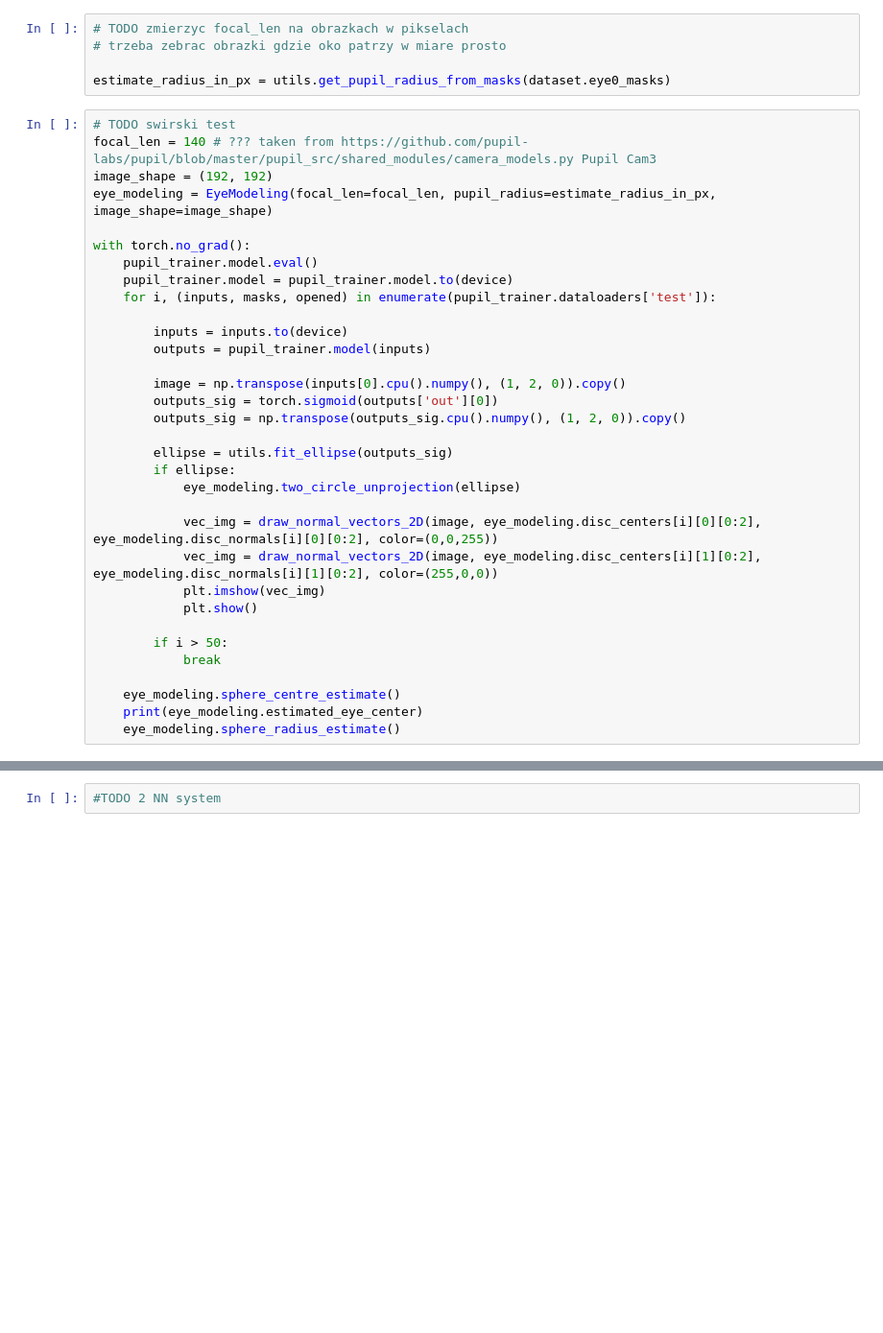
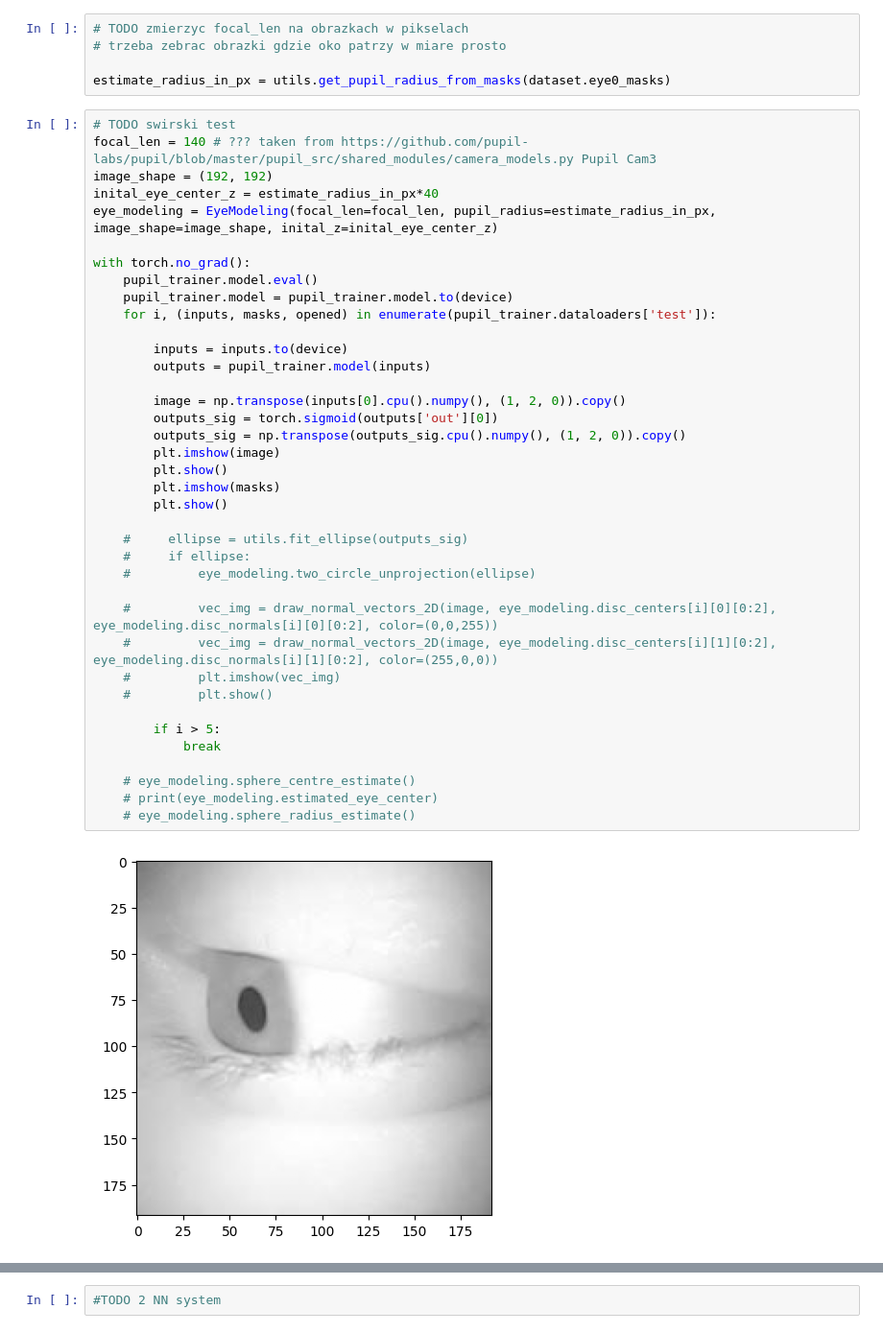
Before and after one commit to jmatejcz/pupil-detect, a Jupyter notebook: main.ipynb, the cells around one changed output, grey strips where cells are left out. Shown at 96% size. Saved outputs shown, nothing was run; the diff lists cells and outputs as text; blank space fills up the shorter version.

```diff
--- a/main.ipynb
+++ b/main.ipynb
@@ -71,34 +71,40 @@ estimate_radius_in_px = utils.get_pupil_radius_from_masks(dataset.eye0_masks)
 # %%
 # TODO swirski test
 focal_len = 140 # ??? taken from https://github.com/pupil-labs/pupil/blob/master/pupil_src/shared_modules/camera_models.py Pupil Cam3
 image_shape = (192, 192)
-eye_modeling = EyeModeling(focal_len=focal_len, pupil_radius=estimate_radius_in_px, image_shape=image_shape)
+inital_eye_center_z = estimate_radius_in_px*40
+eye_modeling = EyeModeling(focal_len=focal_len, pupil_radius=estimate_radius_in_px, image_shape=image_shape, inital_z=inital_eye_center_z)
 
 with torch.no_grad():
     pupil_trainer.model.eval()
     pupil_trainer.model = pupil_trainer.model.to(device)
     for i, (inputs, masks, opened) in enumerate(pupil_trainer.dataloaders['test']):
 
         inputs = inputs.to(device)
         outputs = pupil_trainer.model(inputs)
 
         image = np.transpose(inputs[0].cpu().numpy(), (1, 2, 0)).copy()
         outputs_sig = torch.sigmoid(outputs['out'][0])
         outputs_sig = np.transpose(outputs_sig.cpu().numpy(), (1, 2, 0)).copy()
+        plt.imshow(image)
+        plt.show()
+        plt.imshow(masks)
+        plt.show()
 
-        ellipse = utils.fit_ellipse(outputs_sig)
-        if ellipse:
-            eye_modeling.two_circle_unprojection(ellipse)
+    #     ellipse = utils.fit_ellipse(outputs_sig)
+    #     if ellipse:
+    #         eye_modeling.two_circle_unprojection(ellipse)
 
-            vec_img = draw_normal_vectors_2D(image, eye_modeling.disc_centers[i][0][0:2], eye_modeling.disc_normals[i][0][0:2], color=(0,0,255))
-            vec_img = draw_normal_vectors_2D(image, eye_modeling.disc_centers[i][1][0:2], eye_modeling.disc_normals[i][1][0:2], color=(255,0,0))
-            plt.imshow(vec_img)
-            plt.show()
+    #         vec_img = draw_normal_vectors_2D(image, eye_modeling.disc_centers[i][0][0:2], eye_modeling.disc_normals[i][0][0:2], color=(0,0,255))
+    #         vec_img = draw_normal_vectors_2D(image, eye_modeling.disc_centers[i][1][0:2], eye_modeling.disc_normals[i][1][0:2], color=(255,0,0))
+    #         plt.imshow(vec_img)
+    #         plt.show()
 
-        if i > 50:
+        if i > 5:
             break
 
-    eye_modeling.sphere_centre_estimate()
-    print(eye_modeling.estimated_eye_center)
-    eye_modeling.sphere_radius_estimate()
+    # eye_modeling.sphere_centre_estimate()
+    # print(eye_modeling.estimated_eye_center)
+    # eye_modeling.sphere_radius_estimate()
 # %% [output]
+[figure, added]
```
Also changed, not shown: parts of 1 cell of this notebook, 5 other files.
